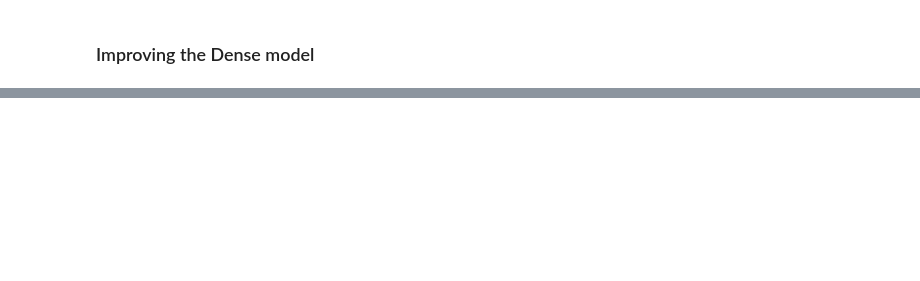
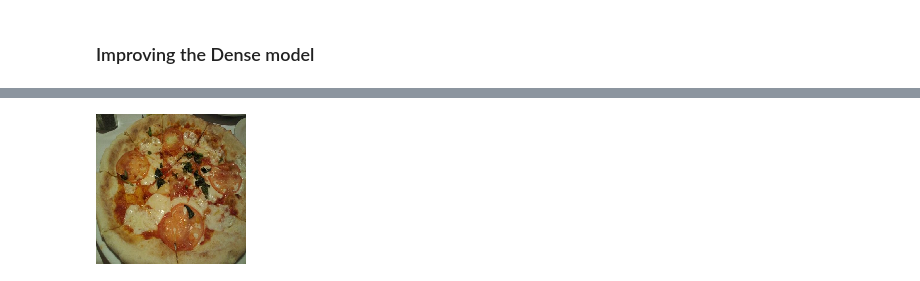
Before and after one commit to alchemistbg/udemy-tensorflow-developer-certificate-bootcamp, a Jupyter notebook: Section-05/Computer_vision_and_CNN.ipynb, the cells around one changed output, grey strips where cells are left out. Saved outputs shown, nothing was run; the diff lists cells and outputs as text; code cells hidden in the pictures; blank space fills up the shorter version.

```diff
--- a/Section-05/Computer_vision_and_CNN.ipynb
+++ b/Section-05/Computer_vision_and_CNN.ipynb
@@ -438,0 +464,17 @@ Model: "sequential_2"
+# %%
+img = load_img("pizza_steak/train/pizza/1008104.jpg", target_size=(150, 150))
+x = img_to_array(img)
+x = np.expand_dims(x, axis=0)
+
+datagen = ImageDataGenerator(
+    rotation_range=30,
+    width_shift_range=0.2,
+    height_shift_range=0.2,
+    zoom_range=0.2,
+    horizontal_flip=True,
+    fill_mode='nearest'
+)
+# %%
+img
+# %% [output]
+[figure, added]
```
Also changed, not shown: parts of 24 cells of this notebook.
